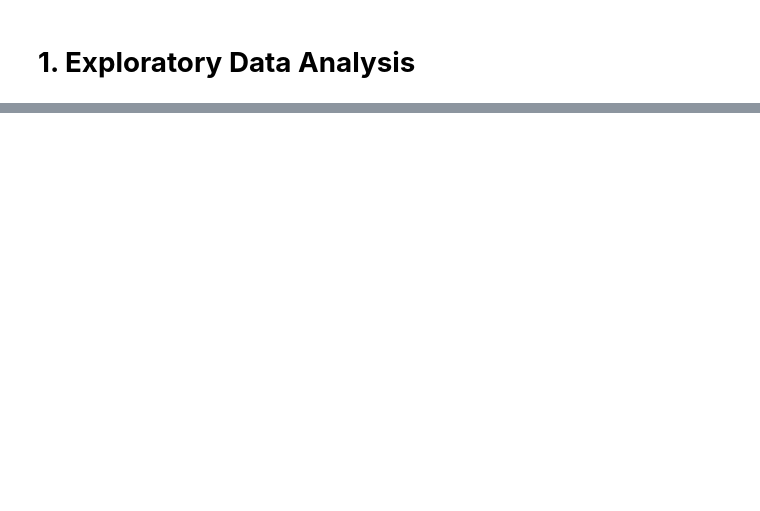
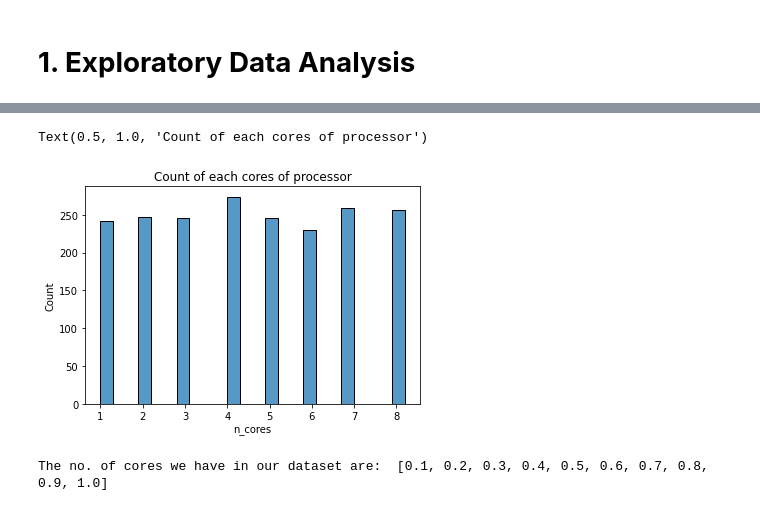
Before and after one commit to avilashsrivastava/Mobile-Price-Range-Prediction, a Jupyter notebook: Individual_Final_Notebook.ipynb, the cells around one changed output, grey strips where cells are left out. Cells and saved outputs as stored; diff of their text form; code cells hidden in the pictures; blank space fills up the shorter version.

```diff
--- a/Individual_Final_Notebook.ipynb
+++ b/Individual_Final_Notebook.ipynb
@@ -171,0 +263,12 @@ To start with let us look at the features/variables/columns we have in our datas
+# %%
+# visualizing the count of each cores
+sns.histplot(mobile_df['n_cores'],binwidth=0.3)
+plt.title('Count of each cores of processor')
+# %% [output]
+Text(0.5, 1.0, 'Count of each cores of processor')
+[figure, added]
+# %%
+# finding the depth values we have
+print('The no. of cores we have in our dataset are: ',sorted(list(mobile_df['m_dep'].unique())))
+# %% [output]
+The no. of cores we have in our dataset are:  [0.1, 0.2, 0.3, 0.4, 0.5, 0.6, 0.7, 0.8, 0.9, 1.0]
```
Also changed, not shown: parts of 37 cells of this notebook.
